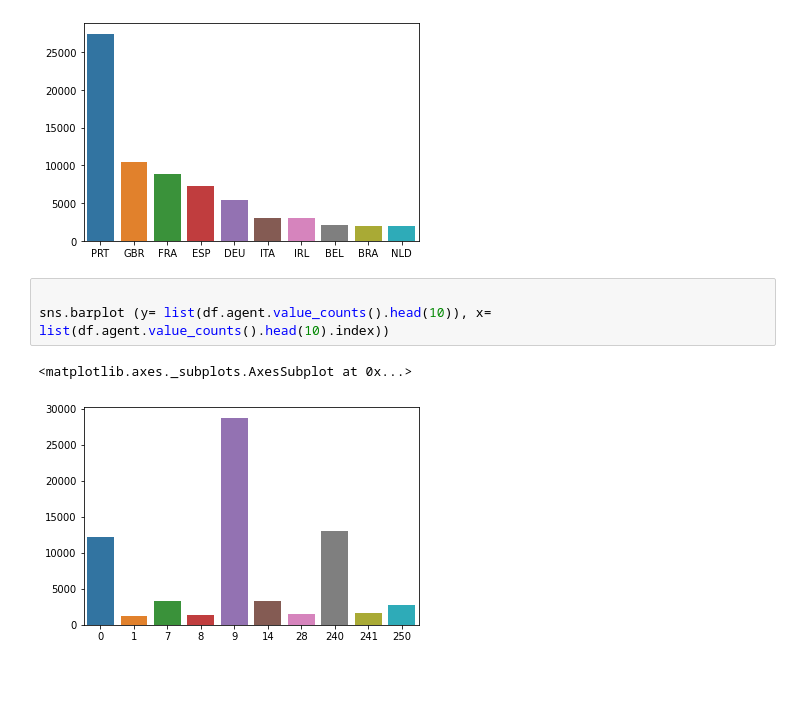
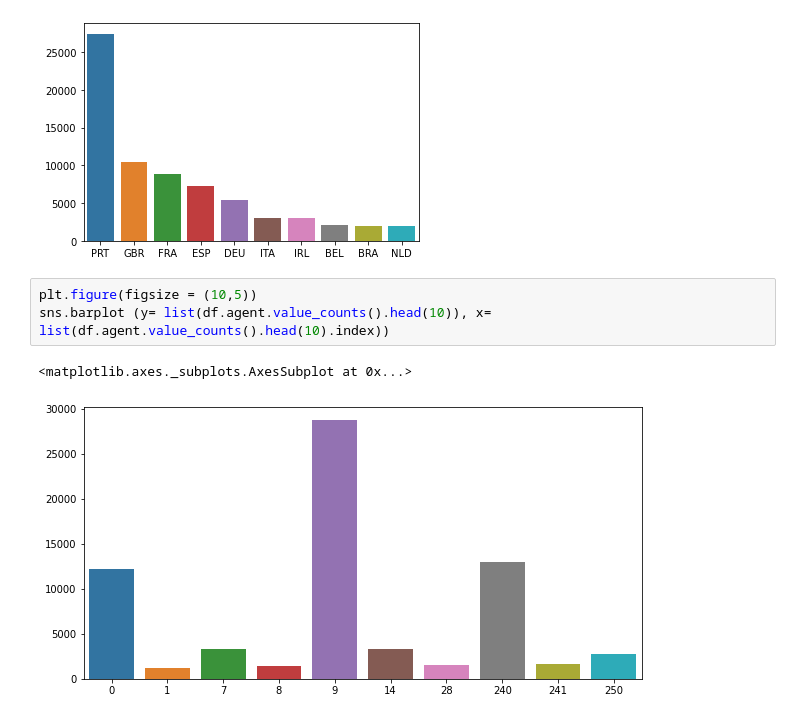
Before and after one commit to shobhi1998/Hotel-Booking-Analysis, a Jupyter notebook: Hotel_Booking.ipynb, the cells around one changed output. Drawn from its saved outputs; the diff is of its cells as text; blank space fills up the shorter version.

```diff
--- a/Hotel_Booking.ipynb
+++ b/Hotel_Booking.ipynb
@@ -157,8 +157,8 @@ sns.barplot (y= list(df.country.value_counts().head(10)), x= list(df.country.val
 <matplotlib.axes._subplots.AxesSubplot at 0x...>
 [figure]
 # %%
-
+plt.figure(figsize = (10,5))
 sns.barplot (y= list(df.agent.value_counts().head(10)), x= list(df.agent.value_counts().head(10).index))
 # %% [output]
 <matplotlib.axes._subplots.AxesSubplot at 0x...>
-[figure, old version]
+[figure, new version]
```
